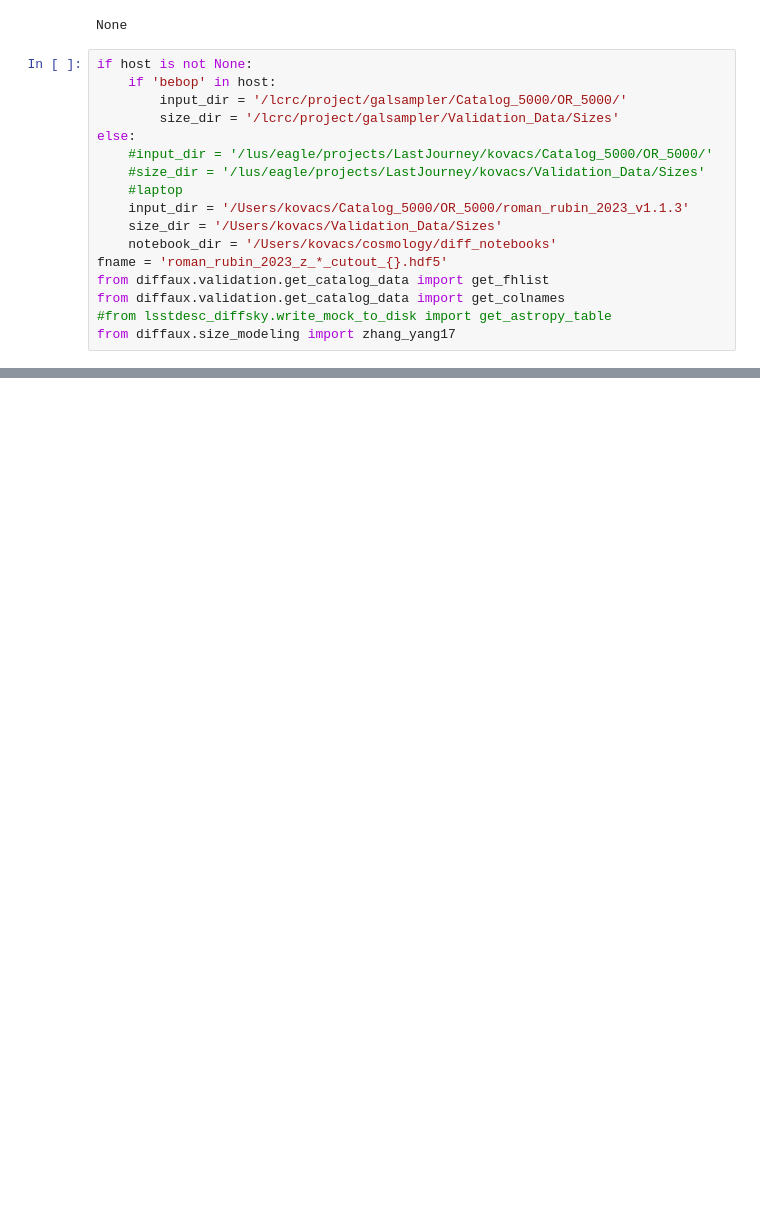
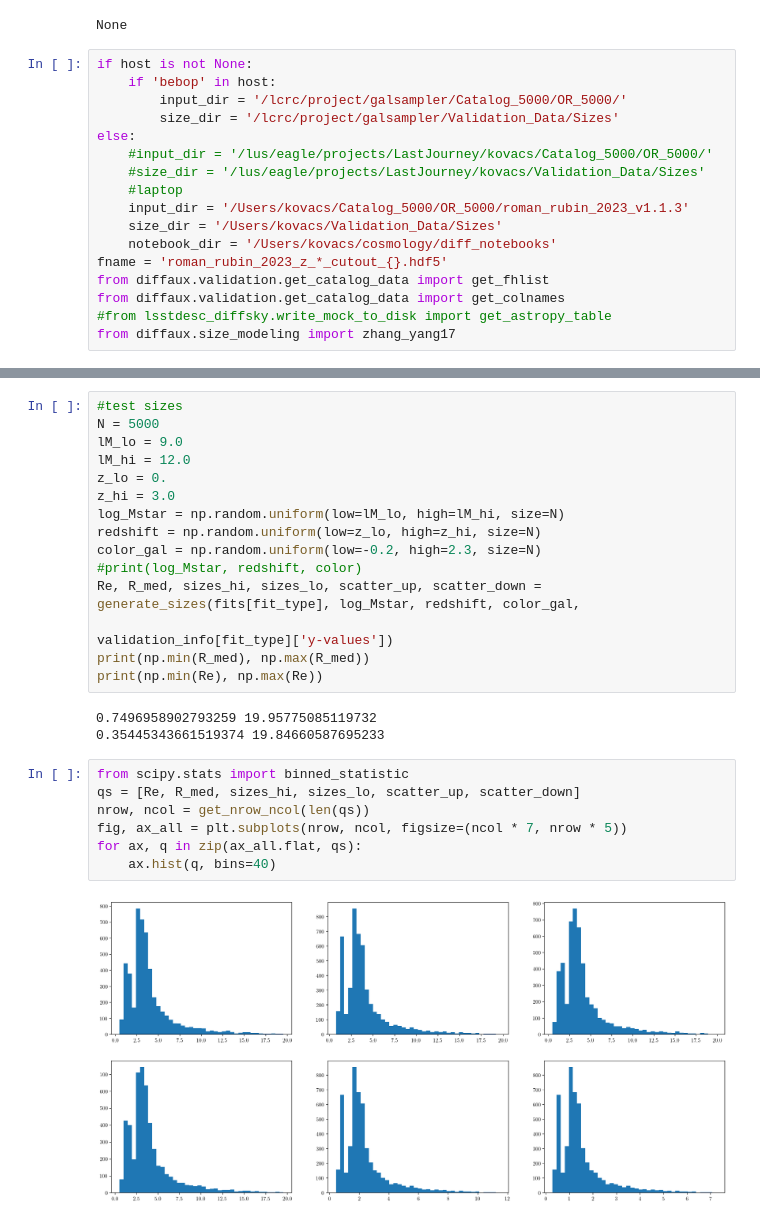
Before and after one commit to ArgonneCPAC/diffaux, a Jupyter notebook: notebooks/GalaxySizes.ipynb, the cells around one changed output, grey strips where cells are left out. Drawn from its saved outputs; the diff is of its cells as text; blank space fills up the shorter version.

```diff
--- a/notebooks/GalaxySizes.ipynb
+++ b/notebooks/GalaxySizes.ipynb
@@ -577,0 +879,27 @@ RuntimeError: Optimal parameters not found: Number of calls to function has reac
+# %%
+#test sizes
+N = 5000
+lM_lo = 9.0
+lM_hi = 12.0
+z_lo = 0.
+z_hi = 3.0
+log_Mstar = np.random.uniform(low=lM_lo, high=lM_hi, size=N)
+redshift = np.random.uniform(low=z_lo, high=z_hi, size=N)
+color_gal = np.random.uniform(low=-0.2, high=2.3, size=N)
+#print(log_Mstar, redshift, color)
+Re, R_med, sizes_hi, sizes_lo, scatter_up, scatter_down = generate_sizes(fits[fit_type], log_Mstar, redshift, color_gal,
+                                                                         validation_info[fit_type]['y-values'])
+print(np.min(R_med), np.max(R_med))
+print(np.min(Re), np.max(Re))
+# %% [output]
+0.7496958902793259 19.95775085119732
+0.35445343661519374 19.84660587695233
+# %%
+from scipy.stats import binned_statistic
+qs = [Re, R_med, sizes_hi, sizes_lo, scatter_up, scatter_down]
+nrow, ncol = get_nrow_ncol(len(qs))
+fig, ax_all = plt.subplots(nrow, ncol, figsize=(ncol * 7, nrow * 5))
+for ax, q in zip(ax_all.flat, qs):
+    ax.hist(q, bins=40)
+# %% [output]
+[figure, added]
```
Also changed, not shown: parts of 21 cells of this notebook.
